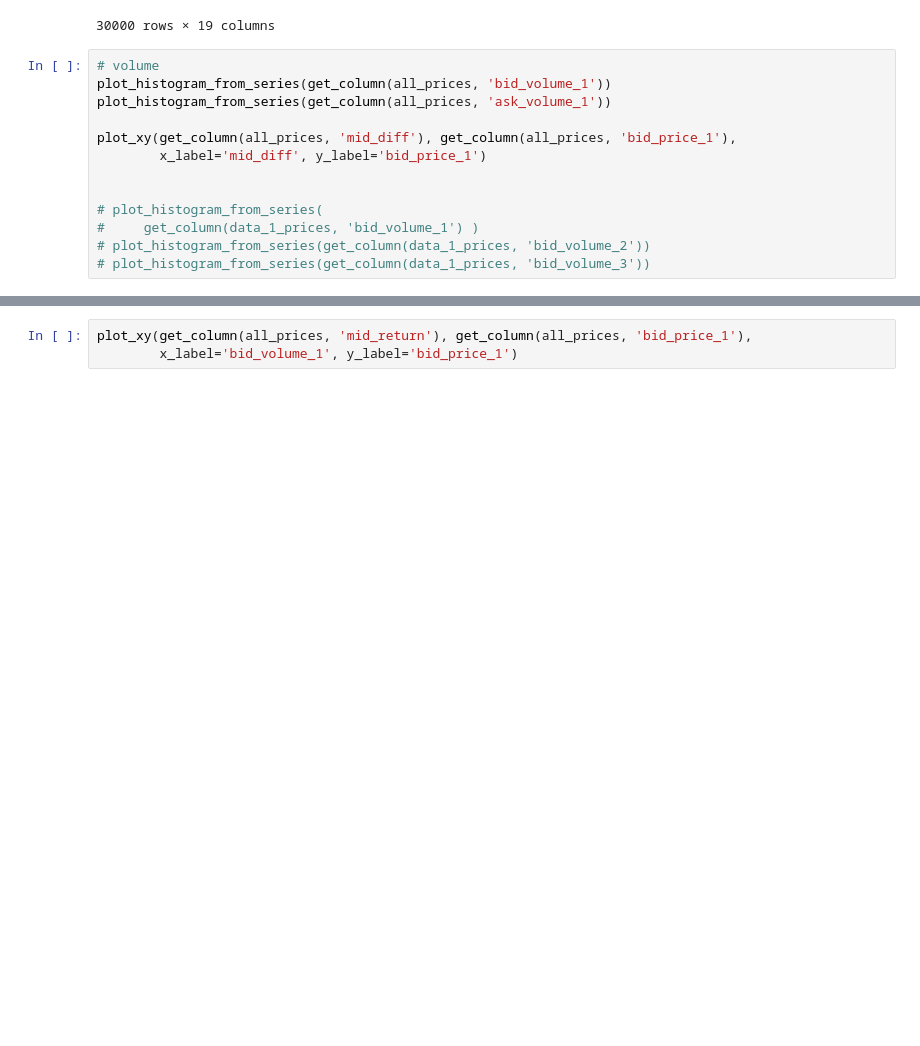
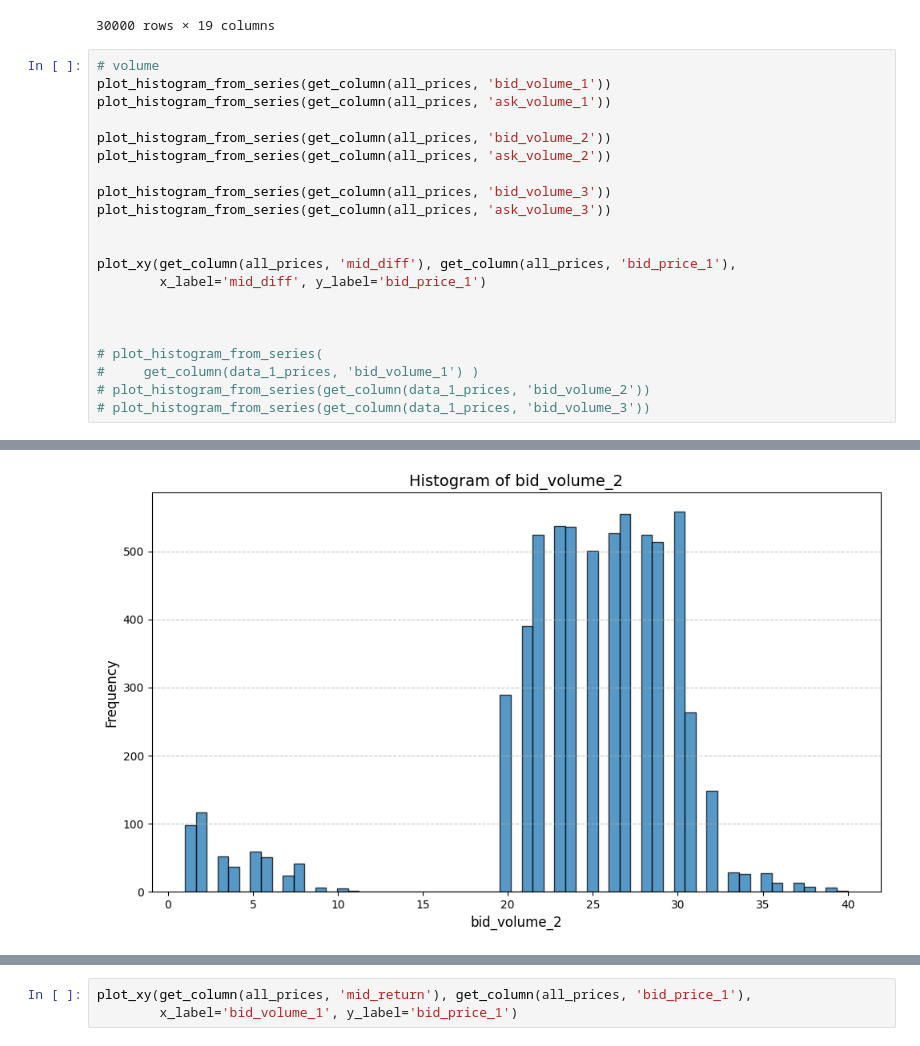
Before and after one commit to Albertyangyhm/IMC_Prosperity, a Jupyter notebook: 3p2/albert/round1.ipynb, the cells around one changed output, grey strips where cells are left out. Drawn from its saved outputs; the diff is of its cells as text; blank space fills up the shorter version.

```diff
--- a/3p2/albert/round1.ipynb
+++ b/3p2/albert/round1.ipynb
@@ -148,8 +135,16 @@ all_prices
 plot_histogram_from_series(get_column(all_prices, 'bid_volume_1'))
 plot_histogram_from_series(get_column(all_prices, 'ask_volume_1'))
 
+plot_histogram_from_series(get_column(all_prices, 'bid_volume_2'))
+plot_histogram_from_series(get_column(all_prices, 'ask_volume_2'))
+
+plot_histogram_from_series(get_column(all_prices, 'bid_volume_3'))
+plot_histogram_from_series(get_column(all_prices, 'ask_volume_3'))
+
+
 plot_xy(get_column(all_prices, 'mid_diff'), get_column(all_prices, 'bid_price_1'),
         x_label='mid_diff', y_label='bid_price_1')
+
 
 
 # plot_histogram_from_series(
@@ -161,0 +158 @@ plot_xy(get_column(all_prices, 'mid_diff'), get_column(all_prices, 'bid_price_1'
+[figure, added]
```
Also changed, not shown: parts of 7 cells of this notebook, 3 other files.
